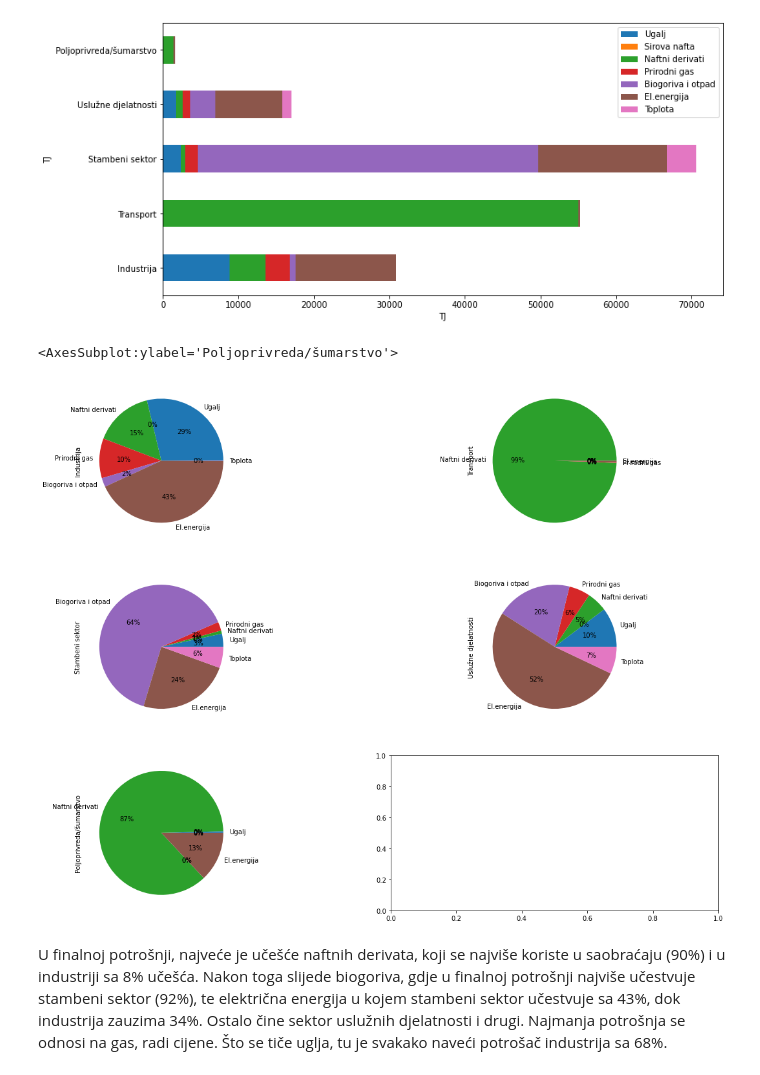
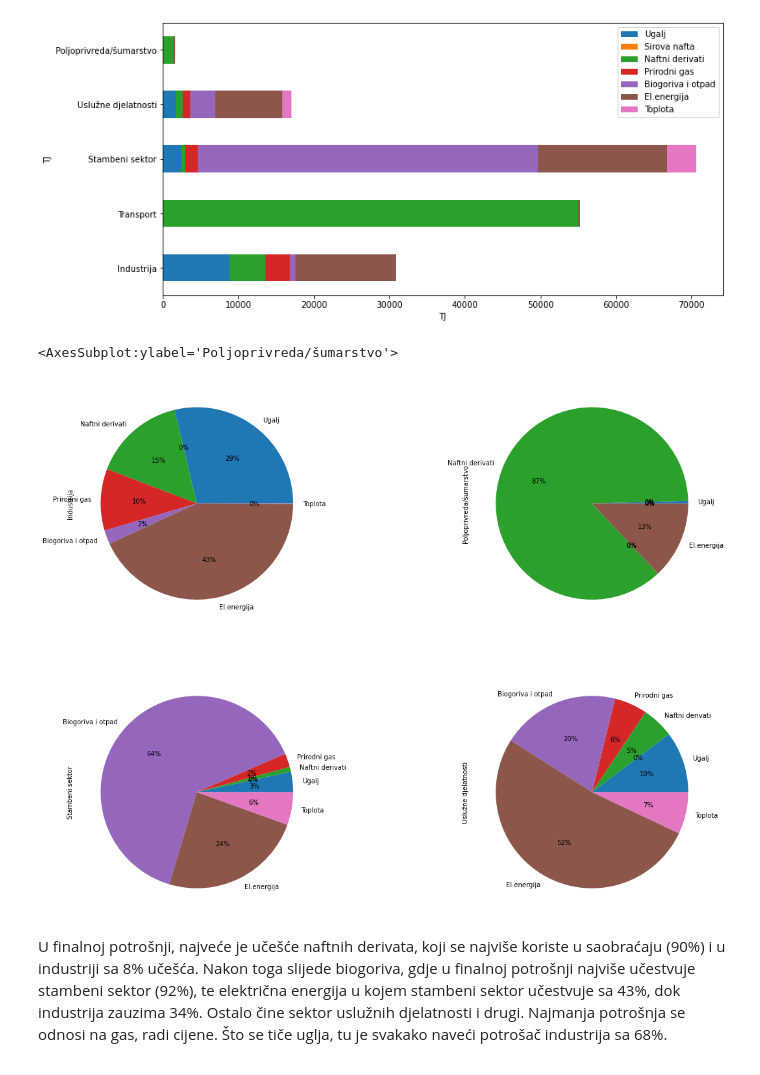
Before and after one commit to ehlimana/Electricity-analysis, a Jupyter notebook: Energy_balance.ipynb, the cells around one changed output. Cells and saved outputs as stored; diff of their text form; code cells hidden in the pictures.

```diff
--- a/Energy_balance.ipynb
+++ b/Energy_balance.ipynb
@@ -299,31 +321,31 @@ Text(0.5, 0, 'TJ')
 # %%
 #industry_fuel=(file.loc["Industry",["Coal","Oil products","Natural gas","Biofuels and waste","Electricity","Heat"]]/file.loc["Industry","Total"])*100
 #transport_fuel=(file.loc["Transport",["Coal","Oil products","Natural gas","Biofuels and waste","Electricity","Heat"]]/file.loc["Transport","Total"])*100
 #residential_fuel=(file.loc["Residential",["Coal","Oil products","Natural gas","Biofuels and waste","Electricity","Heat"]]/file.loc["Resid","Total"])*100
 #commercial_fuel=(file.loc['Commercial and public services',["Coal","Oil products","Natural gas","Biofuels and waste","Electricity","Heat"]]/file.loc["Comm","Total"])*100
 
 
-fig,ax=plt.subplots(ncols=2,nrows=3,figsize=(20,15))
+fig,ax=plt.subplots(ncols=2,nrows=2,figsize=(20,15))
 
 industry_fuel=(file.loc[bos_index[20],findElements(lst1,lst4)]/file.loc[bos_index[20],bos_columns[-1]])*100
 industry_fuel.plot(kind="pie",autopct='%1.0f%%',ax=ax[0,0])
 
-transport_fuel=(file.loc[bos_index[21],findElements(lst1,lst4)]/file.loc[bos_index[21],bos_columns[-1]])*100
-transport_fuel.plot(kind="pie",autopct='%1.0f%%',ax=ax[0,1])
+#transport_fuel=(file.loc[bos_index[21],findElements(lst1,lst4)]/file.loc[bos_index[21],bos_columns[-1]])*100
+#transport_fuel.plot(kind="pie",autopct='%1.0f%%',ax=ax[0,1])
 
 
 residential_fuel=(file.loc[bos_index[22],findElements(lst1,lst4)]/file.loc[bos_index[22],bos_columns[-1]])*100
 residential_fuel.plot(kind="pie",autopct='%1.0f%%',ax=ax[1,0])
 
 commercial_fuel=(file.loc[bos_index[23],findElements(lst1,lst4)]/file.loc[bos_index[23],bos_columns[-1]])*100
 commercial_fuel.plot(kind="pie",autopct='%1.0f%%',ax=ax[1,1])
 
 
 agric_fuel=(file.loc[bos_index[24],findElements(lst1,lst4)]/file.loc[bos_index[24],bos_columns[-1]])*100
-agric_fuel.plot(kind="pie",autopct='%1.0f%%',ax=ax[2,0])
+agric_fuel.plot(kind="pie",autopct='%1.0f%%',ax=ax[0,1])
 # %% [output]
 <AxesSubplot:ylabel='Poljoprivreda/šumarstvo'>
-[figure, old version]
+[figure, new version]
 # %% [markdown]
 U finalnoj potrošnji, najveće je učešće naftnih derivata, koji se najviše koriste u saobraćaju (90%) i u industriji sa 8% učešća. Nakon toga slijede biogoriva, gdje u finalnoj potrošnji najviše učestvuje stambeni sektor (92%), te električna energija u kojem stambeni sektor učestvuje sa 43%, dok industrija zauzima 34%. Ostalo čine sektor uslužnih djelatnosti i drugi. Najmanja potrošnja se odnosi na gas, radi cijene. Što se tiče uglja, tu je svakako naveći potrošač industrija sa 68%.
 # %%
```
Also changed, not shown: parts of 10 cells of this notebook.
